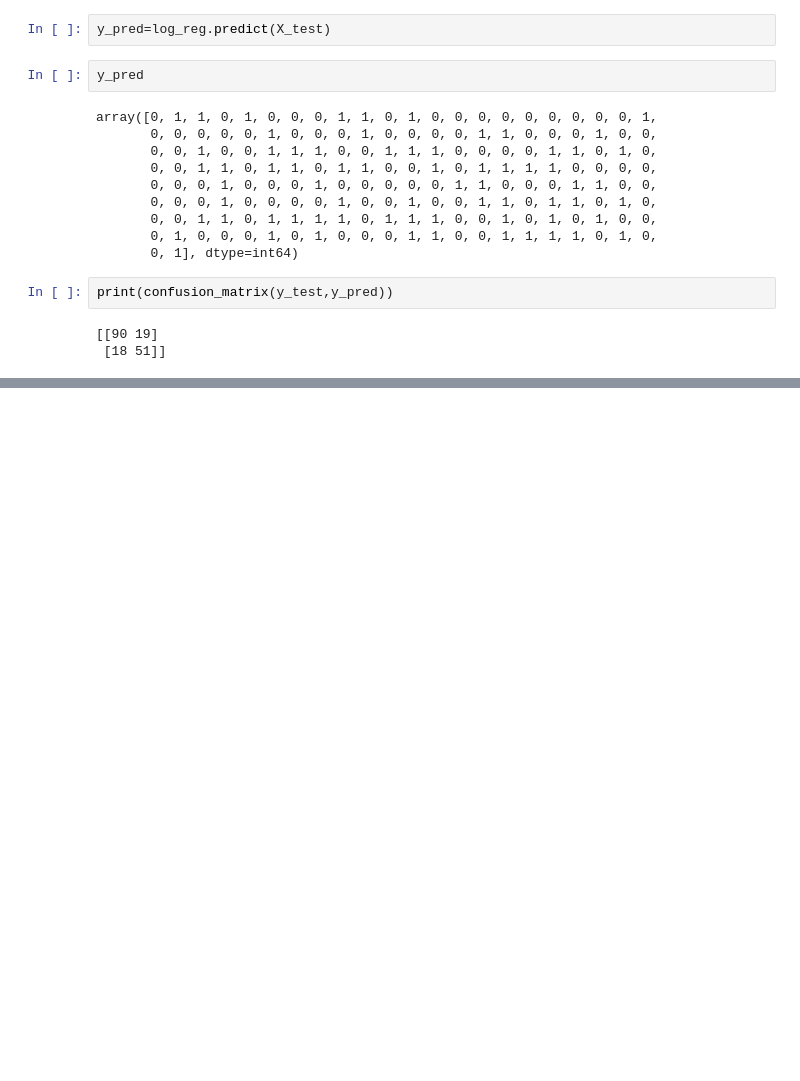
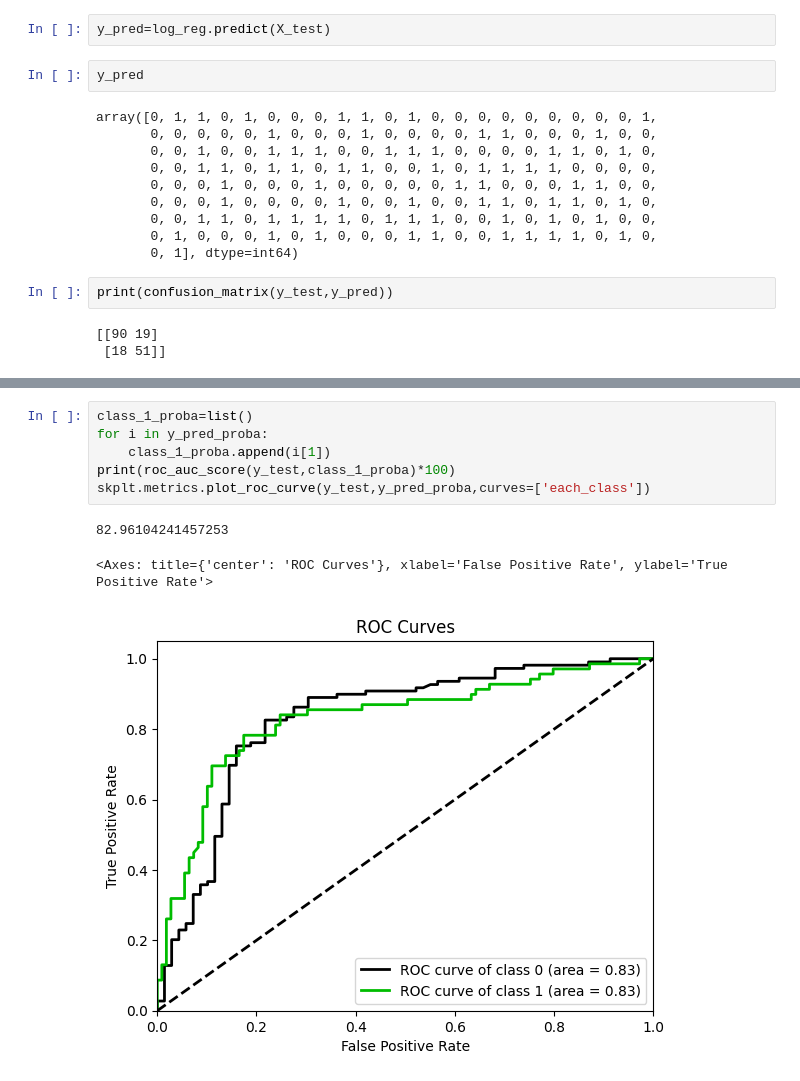
Before and after one commit to Pratyusha-Mukherjee/FSP-MachineLearning, a Jupyter notebook: day5/titanic_data.ipynb, the cells around one changed output, grey strips where cells are left out. Saved outputs shown, nothing was run; the diff lists cells and outputs as text; blank space fills up the shorter version.

```diff
--- a/day5/titanic_data.ipynb
+++ b/day5/titanic_data.ipynb
@@ -383,0 +417,10 @@ print(confusion_matrix(y_test,y_pred))
+# %%
+class_1_proba=list()
+for i in y_pred_proba:
+    class_1_proba.append(i[1])
+print(roc_auc_score(y_test,class_1_proba)*100)
+skplt.metrics.plot_roc_curve(y_test,y_pred_proba,curves=['each_class'])
+# %% [output]
+82.96104241457253
+<Axes: title={'center': 'ROC Curves'}, xlabel='False Positive Rate', ylabel='True Positive Rate'>
+[figure, added]
```
Also changed, not shown: parts of 7 cells of this notebook.
